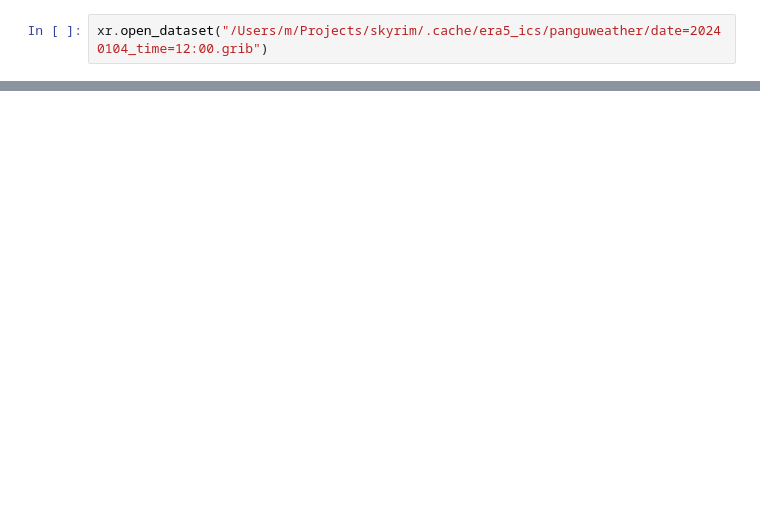
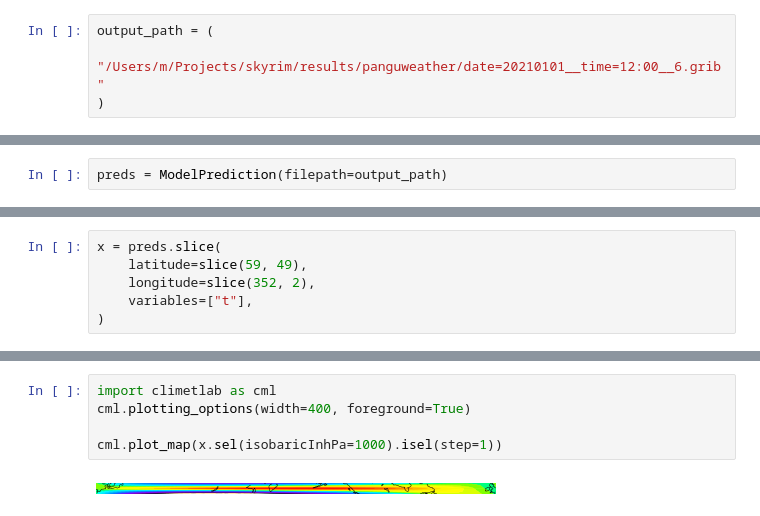
Before and after one commit to secondlaw-ai/skyrim, a Jupyter notebook: notebooks/pg_01.ipynb, the cells around one changed output, grey strips where cells are left out. Drawn from its saved outputs; the diff is of its cells as text; blank space fills up the shorter version.

Commit message:
add prediction model

```diff
--- a/notebooks/pg_01.ipynb
+++ b/notebooks/pg_01.ipynb
@@ -3,2 +17,4 @@ import xarray as xr
 # %%
-xr.open_dataset("/Users/m/Projects/skyrim/.cache/era5_ics/panguweather/date=20240104_time=12:00.grib")
+output_path = (
+    "/Users/m/Projects/skyrim/results/panguweather/date=20210101__time=12:00__6.grib"
+)
@@ -49,0 +21,2 @@ init is called
+# %%
+preds = ModelPrediction(filepath=output_path)
@@ -49,0 +75,6 @@ init is called
+# %%
+x = preds.slice(
+    latitude=slice(59, 49),
+    longitude=slice(352, 2),
+    variables=["t"],
+)
@@ -49,0 +86,7 @@ init is called
+# %%
+import climetlab as cml
+cml.plotting_options(width=400, foreground=True)
+
+cml.plot_map(x.sel(isobaricInhPa=1000).isel(step=1))
+# %% [output]
+[figure, added]
```
Also changed, not shown: parts of 25 cells of this notebook, 4 other files.
